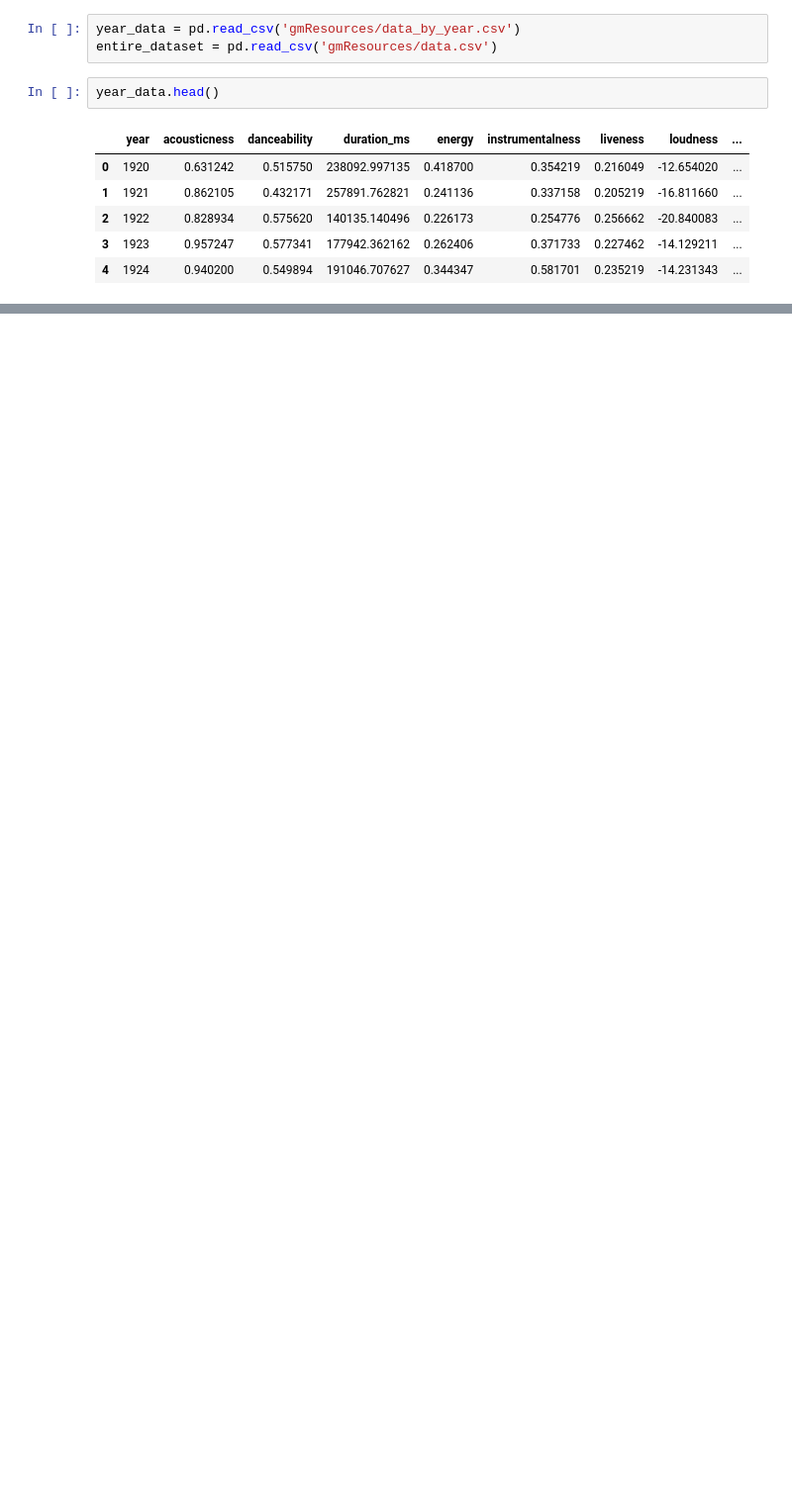
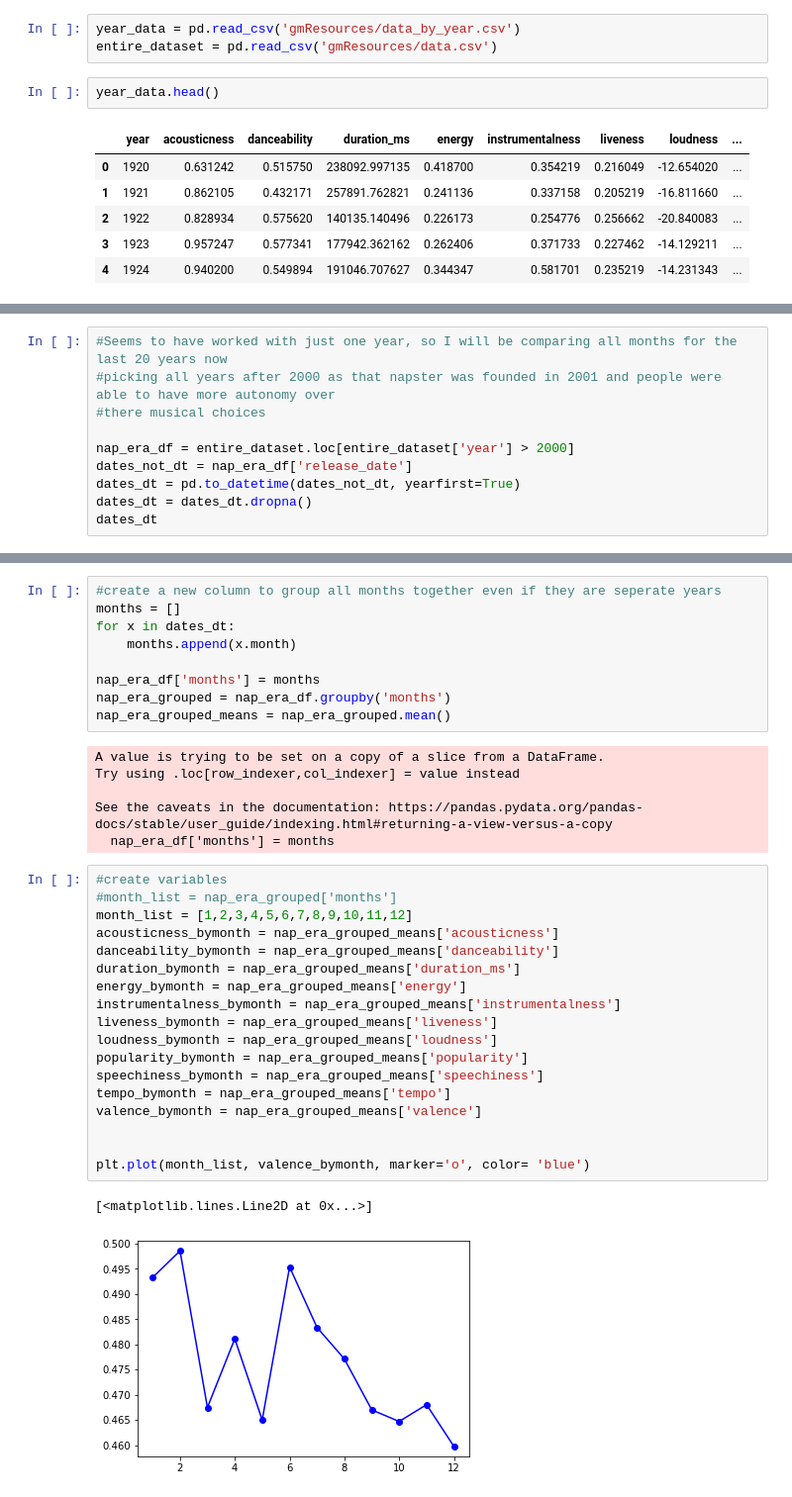
Before and after one commit to GregMaginn/Project-01, a Jupyter notebook: song_variables_by_date.ipynb, the cells around one changed output, grey strips where cells are left out. Shown at 99% size. Cells and saved outputs as stored; diff of their text form; blank space fills up the shorter version.

Commit message:
first graph

```diff
--- a/song_variables_by_date.ipynb
+++ b/song_variables_by_date.ipynb
@@ -36,0 +65,10 @@ data2020.sort_values(by =['release_date'], ascending = True).head()
+# %%
+#Seems to have worked with just one year, so I will be comparing all months for the last 20 years now
+#picking all years after 2000 as that napster was founded in 2001 and people were able to have more autonomy over
+#there musical choices
+
+nap_era_df = entire_dataset.loc[entire_dataset['year'] > 2000]
+dates_not_dt = nap_era_df['release_date']
+dates_dt = pd.to_datetime(dates_not_dt, yearfirst=True)
+dates_dt = dates_dt.dropna()
+dates_dt
@@ -36,0 +88,36 @@ data2020.sort_values(by =['release_date'], ascending = True).head()
+# %%
+#create a new column to group all months together even if they are seperate years
+months = []
+for x in dates_dt:
+    months.append(x.month)
+
+nap_era_df['months'] = months
+nap_era_grouped = nap_era_df.groupby('months')
+nap_era_grouped_means = nap_era_grouped.mean()
+# %% [output]
+A value is trying to be set on a copy of a slice from a DataFrame.
+Try using .loc[row_indexer,col_indexer] = value instead
+
+See the caveats in the documentation: https://pandas.pydata.org/pandas-docs/stable/user_guide/indexing.html#returning-a-view-versus-a-copy
+  nap_era_df['months'] = months
+# %%
+#create variables
+#month_list = nap_era_grouped['months']
+month_list = [1,2,3,4,5,6,7,8,9,10,11,12]
+acousticness_bymonth = nap_era_grouped_means['acousticness']
+danceability_bymonth = nap_era_grouped_means['danceability']
+duration_bymonth = nap_era_grouped_means['duration_ms']
+energy_bymonth = nap_era_grouped_means['energy']
+instrumentalness_bymonth = nap_era_grouped_means['instrumentalness']
+liveness_bymonth = nap_era_grouped_means['liveness']
+loudness_bymonth = nap_era_grouped_means['loudness']
+popularity_bymonth = nap_era_grouped_means['popularity']
+speechiness_bymonth = nap_era_grouped_means['speechiness']
+tempo_bymonth = nap_era_grouped_means['tempo']
+valence_bymonth = nap_era_grouped_means['valence']
+
+
+plt.plot(month_list, valence_bymonth, marker='o', color= 'blue')
+# %% [output]
+[<matplotlib.lines.Line2D at 0x...>]
+[figure, added]
```
Also changed, not shown: parts of 5 cells of this notebook.
